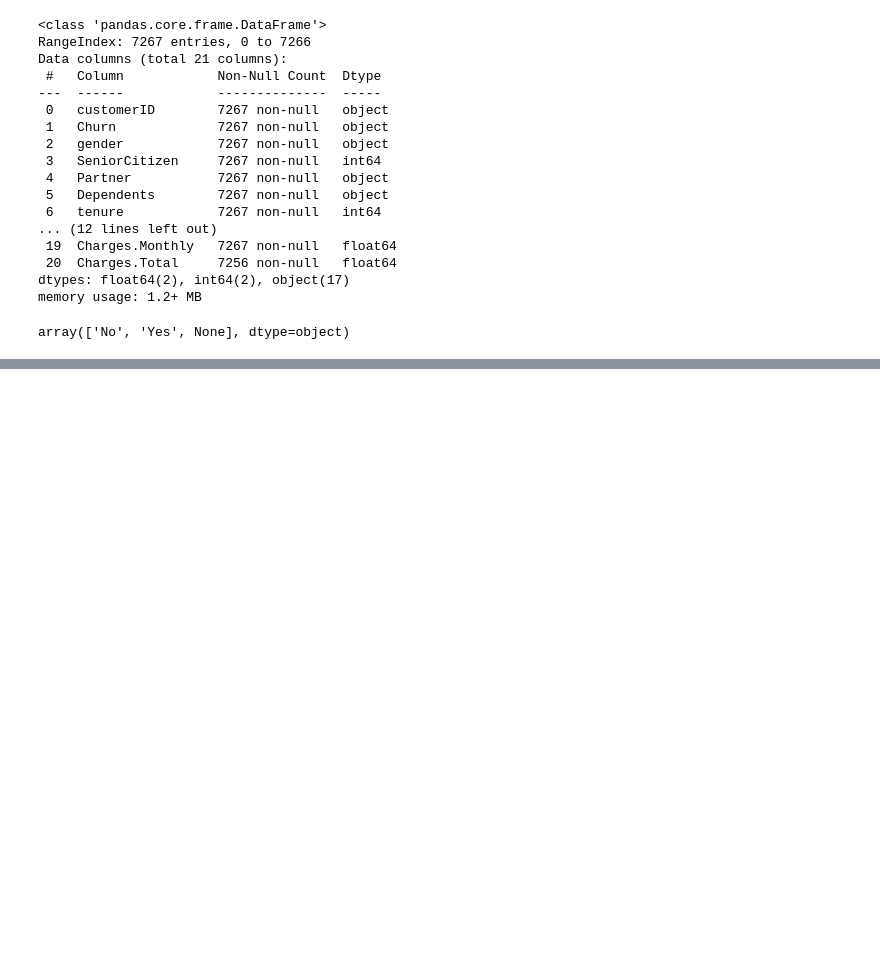
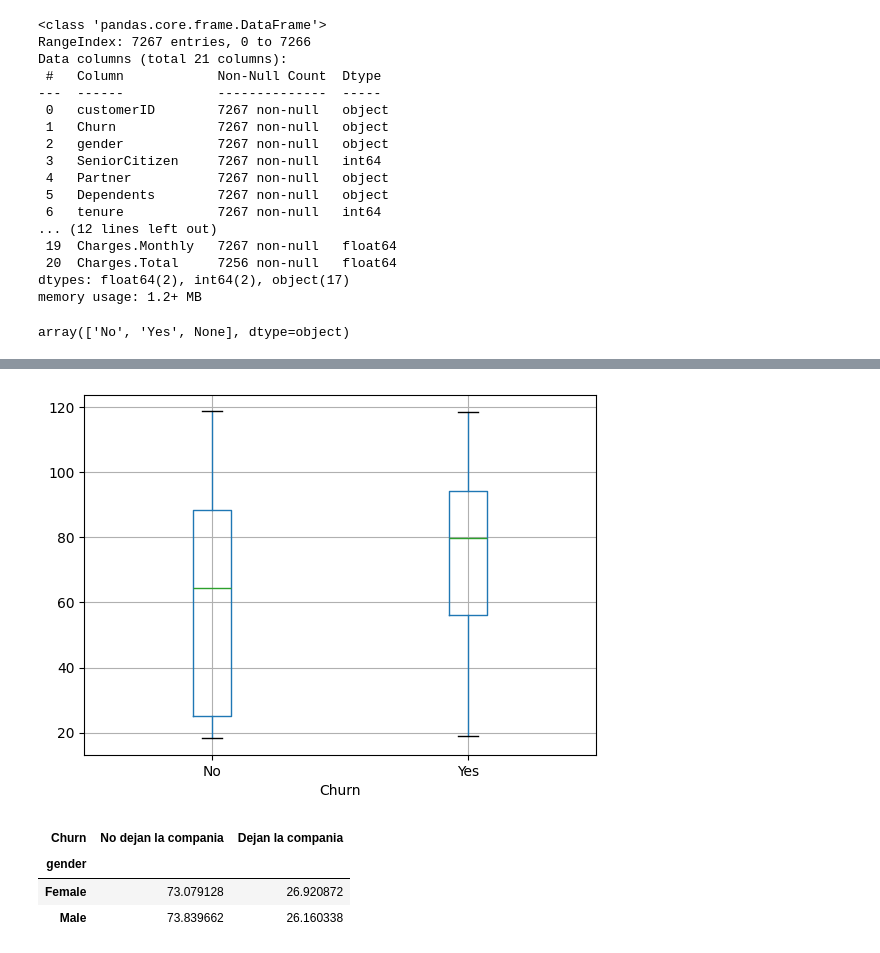
Before and after one commit to JCRMurillo/Telecom_X_JCRM, a Jupyter notebook: TelecomX_JCRM.ipynb, the cells around one changed output, grey strips where cells are left out. Drawn from its saved outputs; the diff is of its cells as text; code cells hidden in the pictures; blank space fills up the shorter version.

Commit message:
Tratamiento y analisis de los datos junto al informe final

```diff
--- a/TelecomX_JCRM.ipynb
+++ b/TelecomX_JCRM.ipynb
@@ -78,8 +78,13 @@ Data columns (total 21 columns):
  20  Charges.Total     7256 non-null   float64
 dtypes: float64(2), int64(2), object(17)
 memory usage: 1.2+ MB
+# %%
+datos = datos.round(2)
 # %%
 datos["Churn"] = datos["Churn"].replace({"": None, " ": None})
 pd.unique(datos["Churn"])
 # %% [output]
 array(['No', 'Yes', None], dtype=object)
+# %%
+datos["Cuentas_Diarias"] = (datos["Charges.Monthly"] / 30).round(2)
+datos[["Charges.Monthly", "Cuentas_Diarias"]].head()
@@ -85,0 +140,9 @@ array(['No', 'Yes', None], dtype=object)
+# %%
+import matplotlib.pyplot as plt
+
+datos.boxplot(column="Charges.Monthly", by="Churn")
+plt.title("")
+plt.suptitle("")
+plt.show()
+# %% [output]
+[figure, added]
@@ -85,0 +154,7 @@ array(['No', 'Yes', None], dtype=object)
+# %%
+churn_por_categoria(datos, "gender")
+# %% [output]
+| Churn | No dejan la compania | Dejan la compania |
+| gender |  |  |
+| Female | 73.079128 | 26.920872 |
+| Male | 73.839662 | 26.160338 |
```
Also changed, not shown: parts of 17 cells of this notebook.
